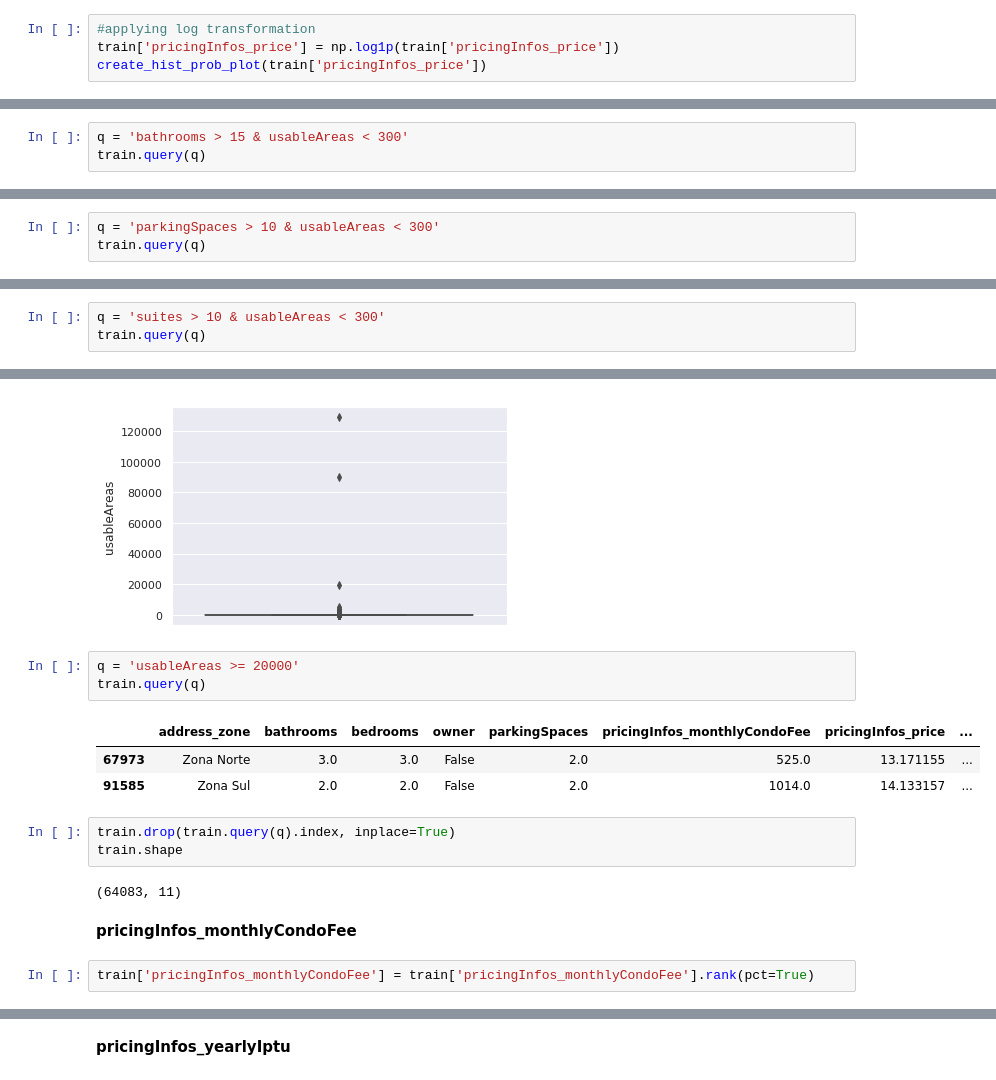
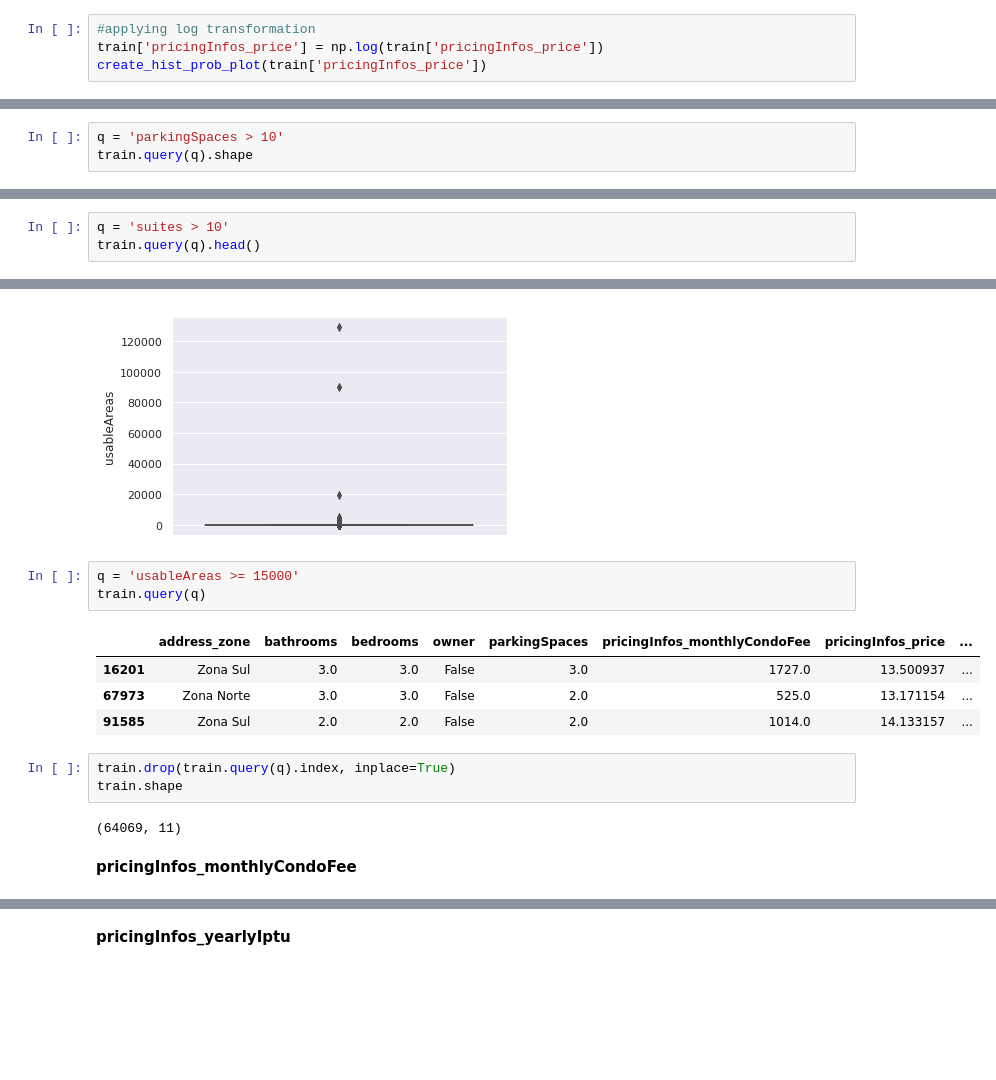
Before and after one commit to raphalencar/ml_apartment_price_advanced_regression_techniques, a Jupyter notebook: data-science-challenge.ipynb, the cells around one changed output, grey strips where cells are left out. Drawn from its saved outputs; the diff is of its cells as text; blank space fills up the shorter version.

```diff
--- a/data-science-challenge.ipynb
+++ b/data-science-challenge.ipynb
@@ -1128,7 +1135,7 @@ create_hist_prob_plot(train['pricingInfos_price'])
 [figure]
 # %%
 #applying log transformation
-train['pricingInfos_price'] = np.log1p(train['pricingInfos_price'])
+train['pricingInfos_price'] = np.log(train['pricingInfos_price'])
 create_hist_prob_plot(train['pricingInfos_price'])
 # %% [output]
 [figure]
@@ -1169,3 +1170,0 @@ Vamos verificar usableAreas e ver se realmente faz sentido o número de banheiro
-# %%
-q = 'bathrooms > 15 & usableAreas < 300'
-train.query(q)
@@ -1213,6 +1202,6 @@ plt.show()
 # %% [output]
 [figure]
 # %%
-q = 'parkingSpaces > 10 & usableAreas < 300'
-train.query(q)
+q = 'parkingSpaces > 10'
+train.query(q).shape
 # %% [output]
@@ -1244,7 +1221,7 @@ plt.show()
 # %% [output]
 [figure]
 # %%
-q = 'suites > 10 & usableAreas < 300'
-train.query(q)
+q = 'suites > 10'
+train.query(q).head()
 # %% [output]
 |  | address_zone | bathrooms | bedrooms | owner | parkingSpaces | pricingInfos_monthlyCondoFee | pricingInfos_price | ... |
@@ -1281,21 +1257,20 @@ plt.show()
 # %% [output]
 [figure]
 # %%
-q = 'usableAreas >= 20000'
+q = 'usableAreas >= 15000'
 train.query(q)
 # %% [output]
 |  | address_zone | bathrooms | bedrooms | owner | parkingSpaces | pricingInfos_monthlyCondoFee | pricingInfos_price | ... |
-| 67973 | Zona Norte | 3.0 | 3.0 | False | 2.0 | 525.0 | 13.171155 | ... |
+| 16201 | Zona Sul | 3.0 | 3.0 | False | 3.0 | 1727.0 | 13.500937 | ... |
+| 67973 | Zona Norte | 3.0 | 3.0 | False | 2.0 | 525.0 | 13.171154 | ... |
 | 91585 | Zona Sul | 2.0 | 2.0 | False | 2.0 | 1014.0 | 14.133157 | ... |
 # %%
 train.drop(train.query(q).index, inplace=True)
 train.shape
 # %% [output]
-(64083, 11)
+(64069, 11)
 # %% [markdown]
 **pricingInfos_monthlyCondoFee**
-# %%
-train['pricingInfos_monthlyCondoFee'] = train['pricingInfos_monthlyCondoFee'].rank(pct=True)
 # %%
 sns.boxplot(y='pricingInfos_monthlyCondoFee', data=train)
 plt.show()
```
Also changed, not shown: parts of 41 cells of this notebook.
